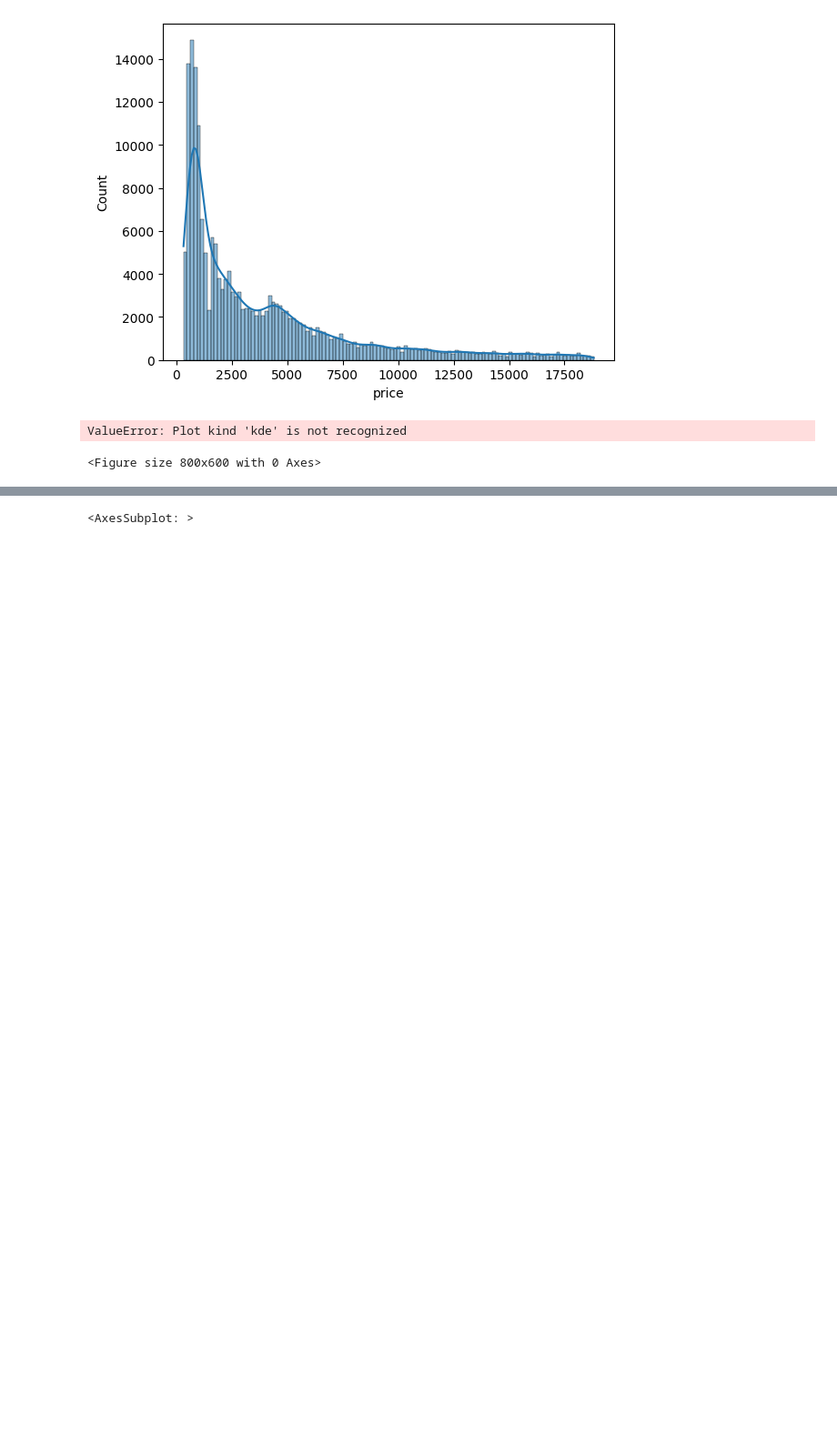
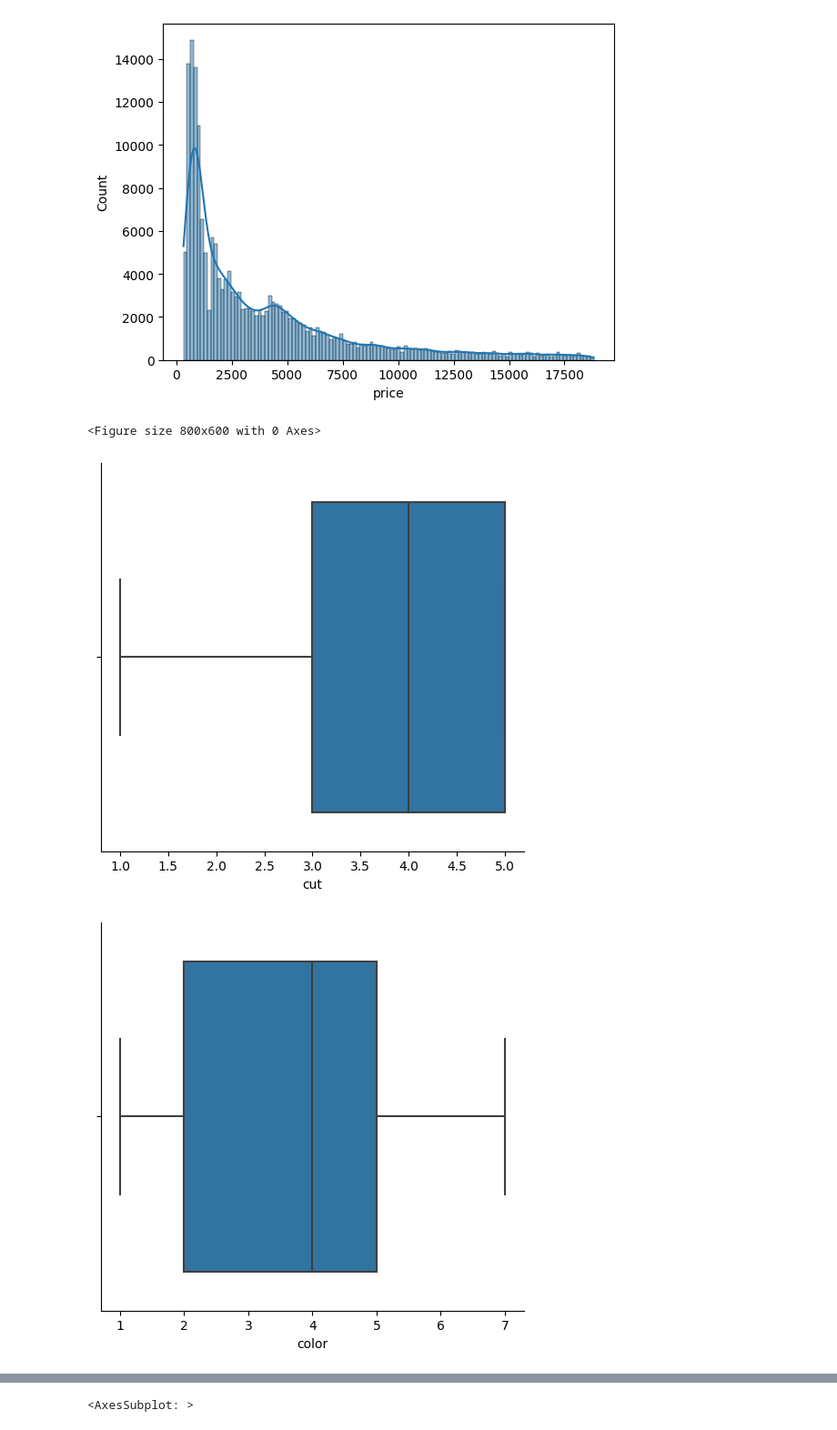
Before and after one commit to RajnishAdhikari/DiamondPricePrediction, a Jupyter notebook: notebooks/data/EDA.ipynb, the cells around one changed output, grey strips where cells are left out. Shown: that part at 91% size. Cells and saved outputs as stored; diff of their text form; code cells hidden in the pictures; blank space fills up the shorter version.

```diff
--- a/notebooks/data/EDA.ipynb
+++ b/notebooks/data/EDA.ipynb
@@ -143,22 +143,23 @@ for i in numerical_columns:
 # %%
 # generating the catplot for each of the categorical data
 
 import seaborn as sns
 import matplotlib.pyplot as plt
 
 plt.figure(figsize=(8,6))
 
 for i in categorical_columns:
-    sns.catplot(data=df, x = i, kind='kde')
+    sns.catplot(data=df, x = i, kind='box')
     print('\n')
     plt.show()
 
 
 
 # sns.histplot(data=df, x=i, kde=True): This line uses Seaborn's histplot function to plot a
 # histogram for the current categorical column (i) in the DataFrame df. The data parameter
 # specifies the DataFrame, x parameter specifies the column to plot, and kde=True enables the
 # Kernel Density Estimate curve to be overlaid on the histogram.
 # %% [output]
-ValueError: Plot kind 'kde' is not recognized
+<Figure size 800x600 with 0 Axes>
-<Figure size 800x600 with 0 Axes>
+[figure, added]
+[figure, added]
```
Also changed, not shown: parts of 1 cell of this notebook, 3 other files.
